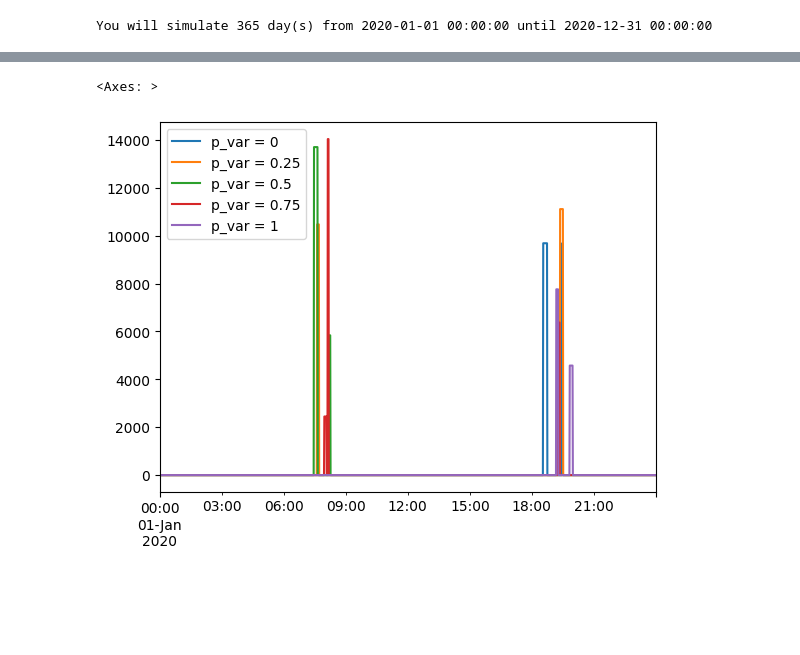
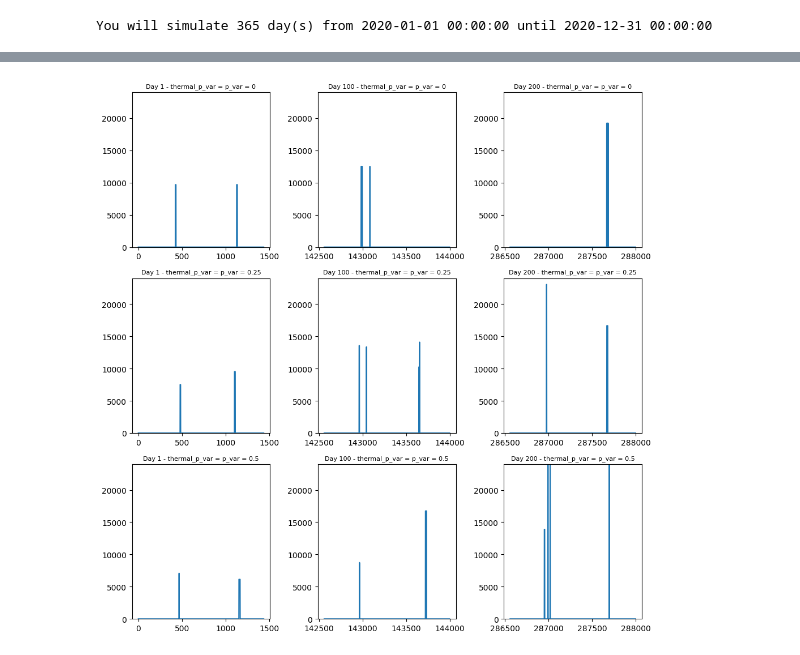
Before and after one commit to RAMP-project/RAMP, a Jupyter notebook: docs/notebooks/thermal_app.ipynb, the cells around one changed output, grey strips where cells are left out. Cells and saved outputs as stored; diff of their text form; code cells hidden in the pictures; blank space fills up the shorter version.

Commit message:
exmples improvement - thermal load

```diff
--- a/docs/notebooks/thermal_app.ipynb
+++ b/docs/notebooks/thermal_app.ipynb
@@ -31,14 +24,12 @@ shower_power.plot()
 shower = household.add_appliance(
     name="Shower",
     number=1,
-    power=shower_power,
-    num_windows=2,
-    func_time=15,
-    time_fraction_random_variability=0.1,
-    func_cycle=3,
-    window_1=[390, 540],
-    window_2=[1080, 1200],
-    random_var_w=0.2,
+    power=shower_power, # pass the pd.DataFrame or np.array instead of a number
+    num_windows=2, # two possibe time window for shower
+    func_time=15, # each shower takes 15 minute
+    func_cycle=3, # every
+    window_1=[390, 540], #  morning shower from 6:30 to 9:00 AM
+    window_2=[1080, 1200], # evening shower from 18:00 to 20:00
 )
 # %% [markdown]
 ### Generating profiles for increasing degrees of `thermal_p_var`
@@ -50,16 +43,17 @@ You will simulate 365 day(s) from 2020-01-01 00:00:00 until 2020-12-31 00:00:00
 # %%
-def thermal_p_var_sensitivity(values):
+def thermal_p_var_sensitivity(sensitivity_values):
     # buidling a pd.DataFrame for saving sensitivity results
     results = pd.DataFrame(
-        index=pd.date_range(start="2020-01-01", periods=1440 * 365, freq="T"),
-        columns=[f"p_var = {value}" for value in values],
+        index=range(0,1440*365),
+        columns=[f"p_var = {value}" for value in sensitivity_values],
     )
 
-    for value in values:
+    for value in sensitivity_values:
+
         # changing the thermal_P_var
         shower.thermal_p_var = value
 
-        profiles = usecase.generate_daily_load_profiles(flat=True)
+        profiles = usecase.generate_daily_load_profiles()
 
         # assigning the yearly profile for a given sensitivity case
         results[f"p_var = {value}"] = profiles
@@ -94,8 +62,20 @@ average_daily_profiles.plot()
-# %%
-first_day = pd.date_range(
-    start="2020-01-01 00:00:00", freq="1min", periods=24 * 60  # a full day
-)
-sensitivity_results.loc[first_day].plot()
-# %% [output]
-<Axes: >
-[figure, removed]
+# %%
+# generating 5 senstivities on thermal_p_var
+sensitivity_results = thermal_p_var_sensitivity([0, 0.25, 0.5])
+# %%
+days_to_plot = [1,100,200] # which days of the year to plot
+
+fig, axes = plt.subplots(ncols=len(days_to_plot), nrows=sensitivity_results.shape[1], figsize=(10, 10))
+
+for j,day in enumerate(days_to_plot):
+    for i, col in enumerate(sensitivity_results):
+        sensitivity_results[col].iloc[1440*(day-1):1440*(day)].plot(ax=axes[i,j]) # just plot for the first day
+        axes[i,j].set_title(f"Day {day} - thermal_p_var = {col}",fontsize=8)
+        axes[i,j].set_ylim(0,24000)
+
+
+
+plt.tight_layout()
+plt.show()
+# %% [output]
+[figure, added]
```
Also changed, not shown: parts of 11 cells of this notebook.
